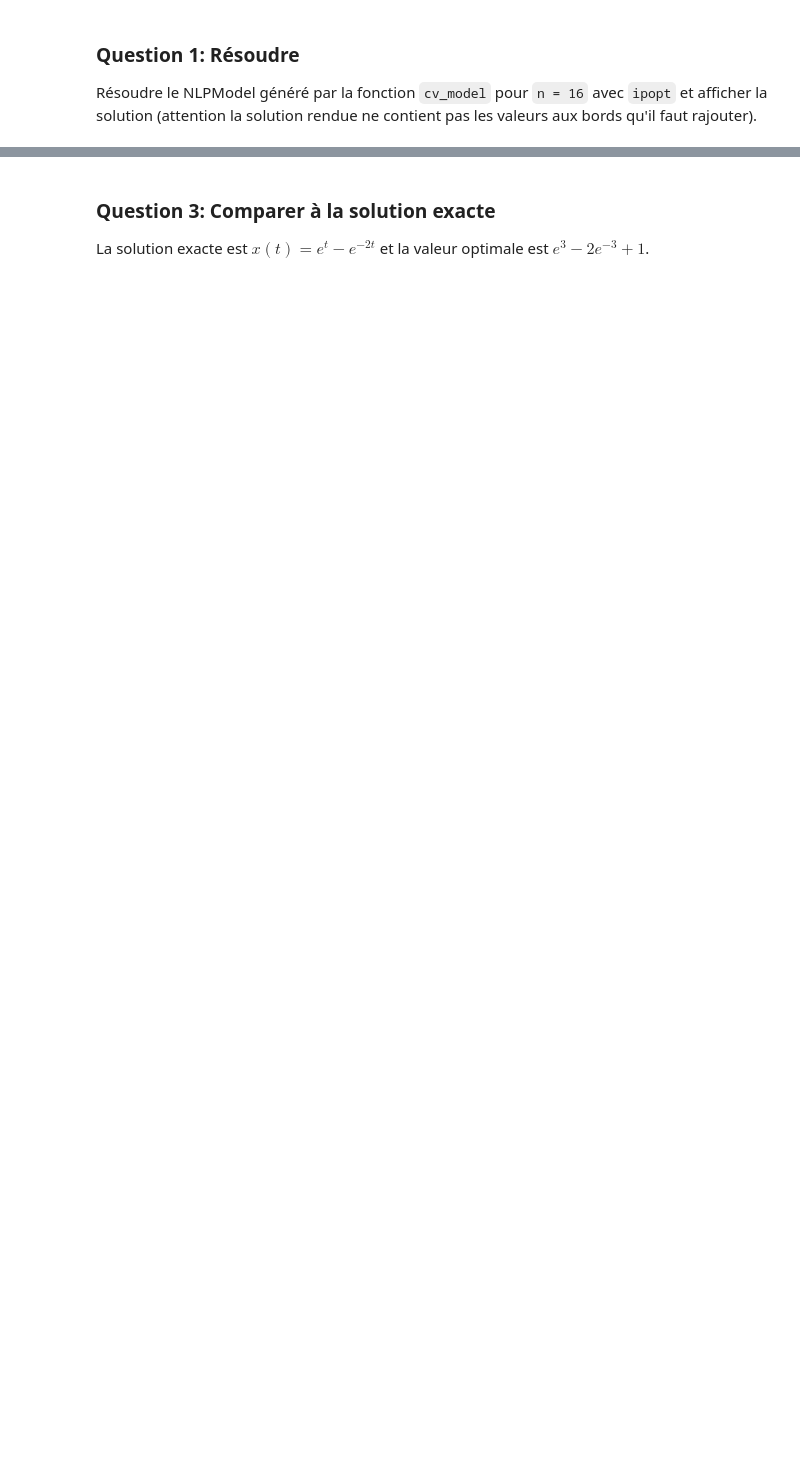
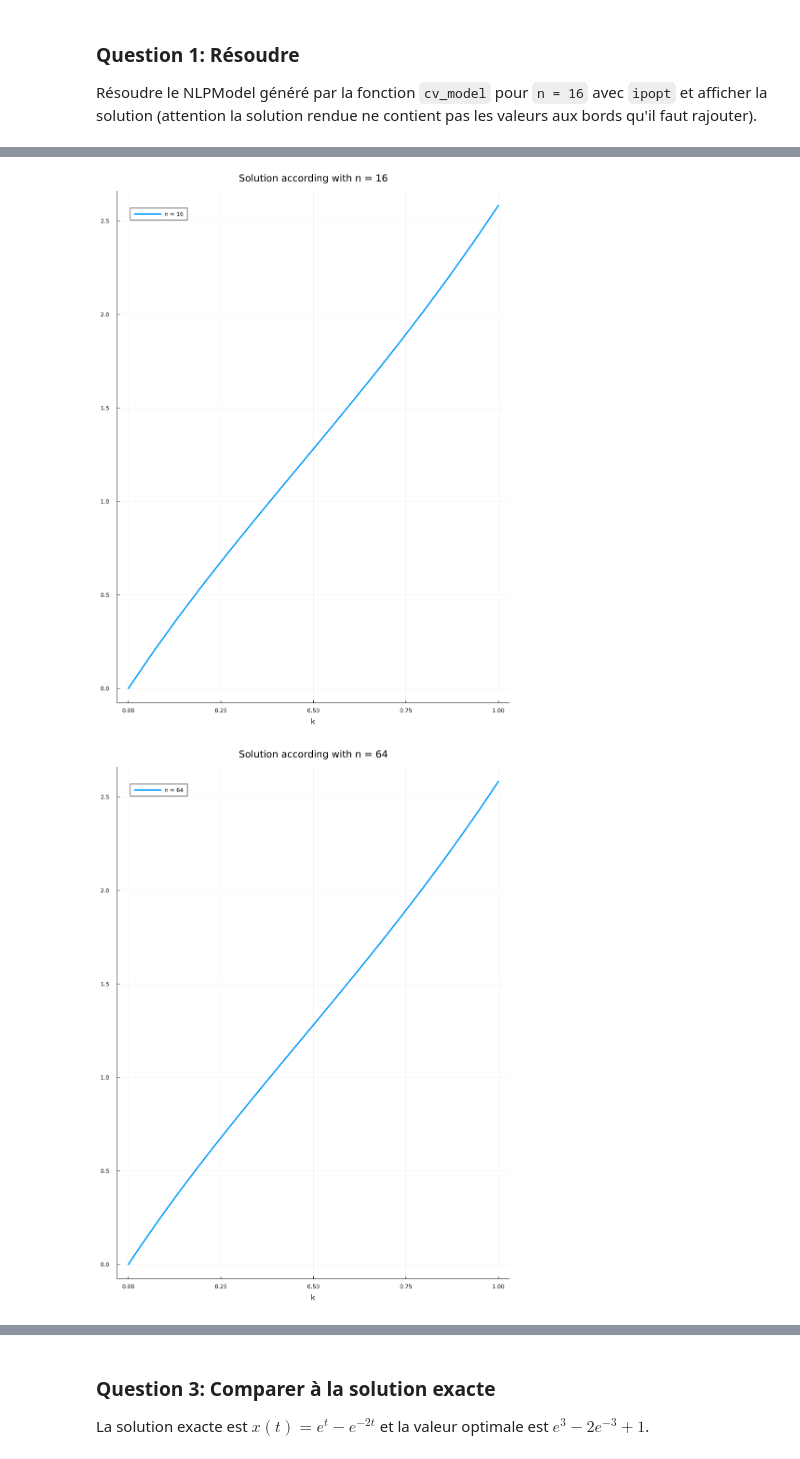
Before and after one commit to jupall/MTH8408-Hiv24, a Jupyter notebook: lab5_JP/Lab5-notebook.ipynb, the cells around one changed output, grey strips where cells are left out. Cells and saved outputs as stored; diff of their text form; code cells hidden in the pictures; blank space fills up the shorter version.

```diff
--- a/lab5_JP/Lab5-notebook.ipynb
+++ b/lab5_JP/Lab5-notebook.ipynb
@@ -332,0 +475,4 @@ KKT_eq_constraint(nlp = himmelblau, stats.solution, λ)
+# %%
+n = 5
+nlp = ADNLPProblems.hs49(n = n)
+stats = quad_penalty(nlp, nlp.meta.x0);
@@ -377,0 +597,4 @@ Résoudre le NLPModel généré par la fonction `cv_model` pour `n = 16` avec `i
+# %%
+# TODO
+n = 16
+stats = ipopt(cv_model(n))
@@ -377,0 +620,5 @@ Résoudre le NLPModel généré par la fonction `cv_model` pour `n = 16` avec `i
+# %%
+sol = stats.solution
+sol = vcat(0, sol, exp(1) - exp(-2) )
+println(sol)
+println(stats.objective)
@@ -380,0 +670,13 @@ Afficher sur un même graphique la solution obtenue par `ipopt` pour plusieurs v
+# %%
+gr()
+
+for n in 1:length(hist_sol)
+    leng = length(hist_sol[n])
+    t = range(0, 1, length= leng)
+    p = plot(t, hist_sol[n], title="Solution according with n = $leng", label= "n = $leng", linewidth=3, xlabel="k",left_margin=3Plots.mm)
+    plot!(size=(900,1200))
+    display(plot(p, layout=(1,1), legend=true))
+end
+# %% [output]
+[figure, added]
+[figure, added]
```
Also changed, not shown: parts of 45 cells of this notebook, 5 other files.
